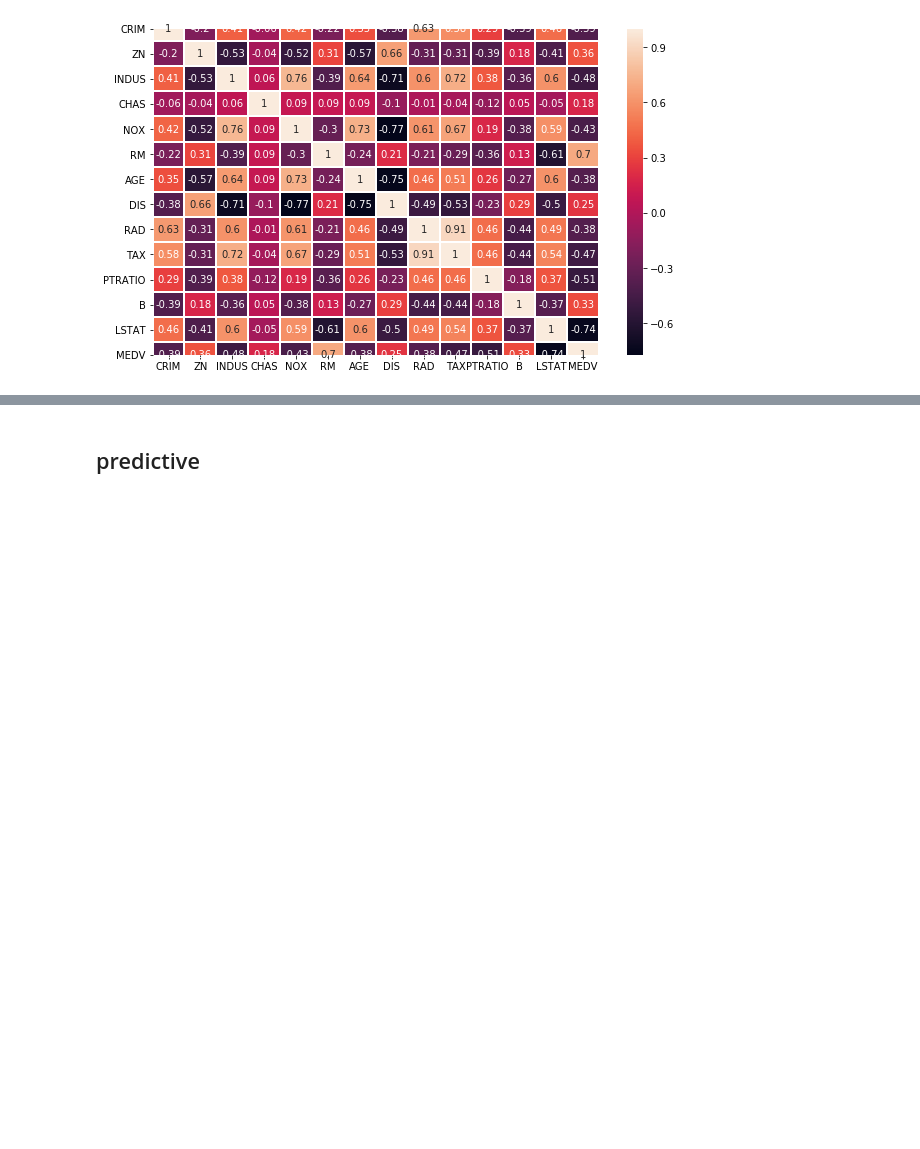
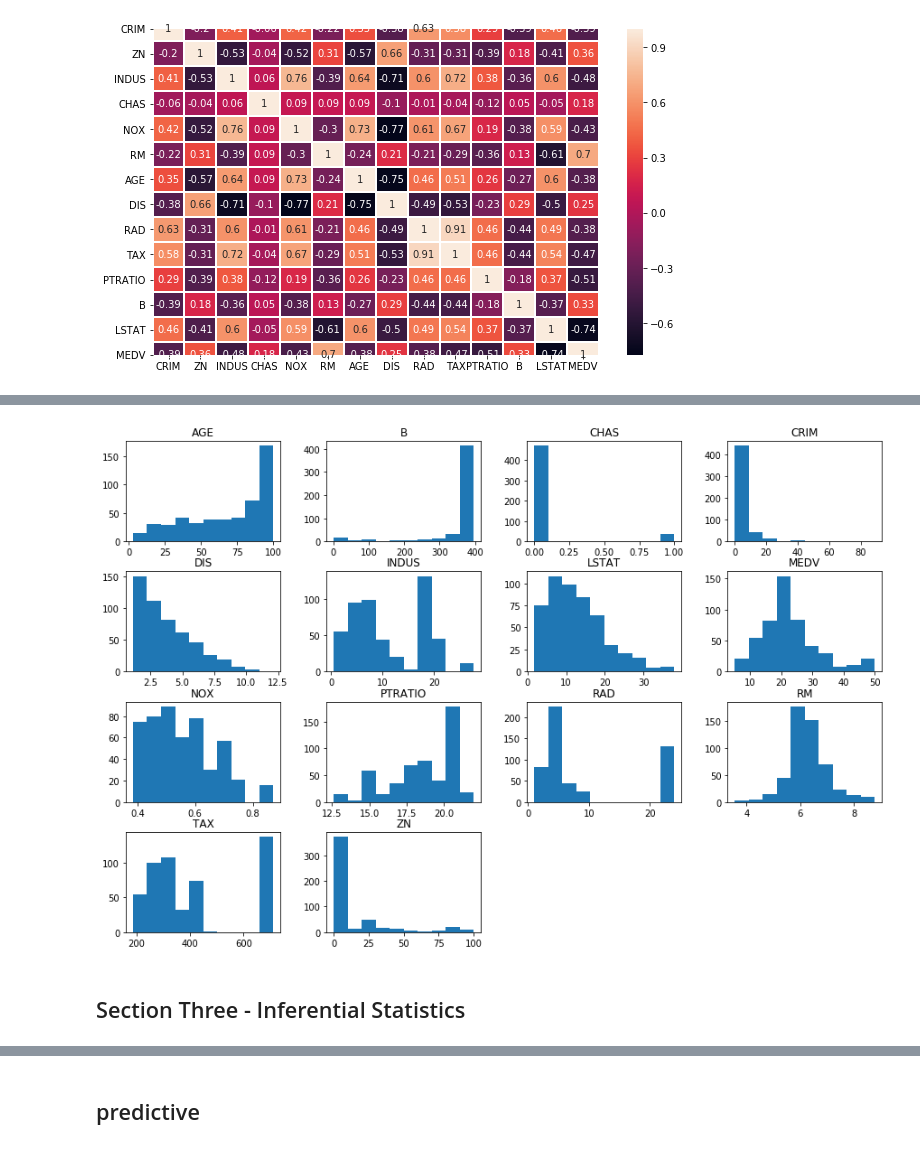
Before and after one commit to Hudsonsue/machine-learning, a Jupyter notebook: Machine Learning - Assessment.ipynb, the cells around one changed output, grey strips where cells are left out. Cells and saved outputs as stored; diff of their text form; code cells hidden in the pictures; blank space fills up the shorter version.

```diff
--- a/Machine Learning - Assessment.ipynb
+++ b/Machine Learning - Assessment.ipynb
@@ -99,3 +159,5 @@ df.corr()
 # %%
-df.hist(bins=10, figsize=(9,7), grid=True)
+df.hist(bins=10, figsize=(15,10), grid=False)
 plt.show()
+# %% [output]
+[figure, added]
@@ -104,0 +164,2 @@ plt.show()
+# %% [markdown]
+## Section Three - Inferential Statistics
```
Also changed, not shown: parts of 31 cells of this notebook, 1 other file.
